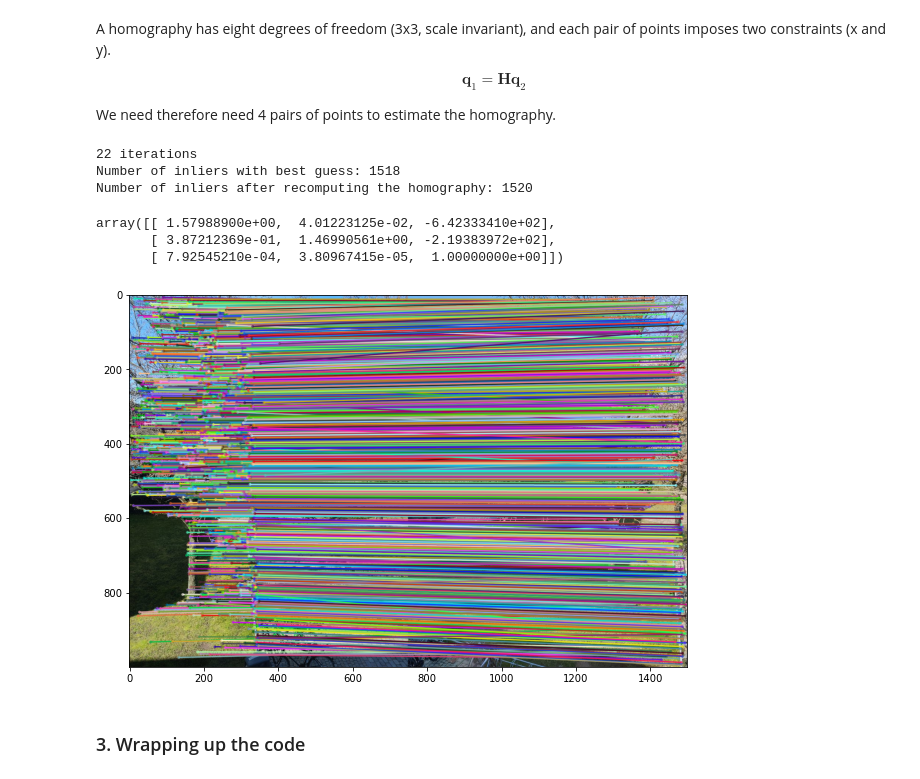
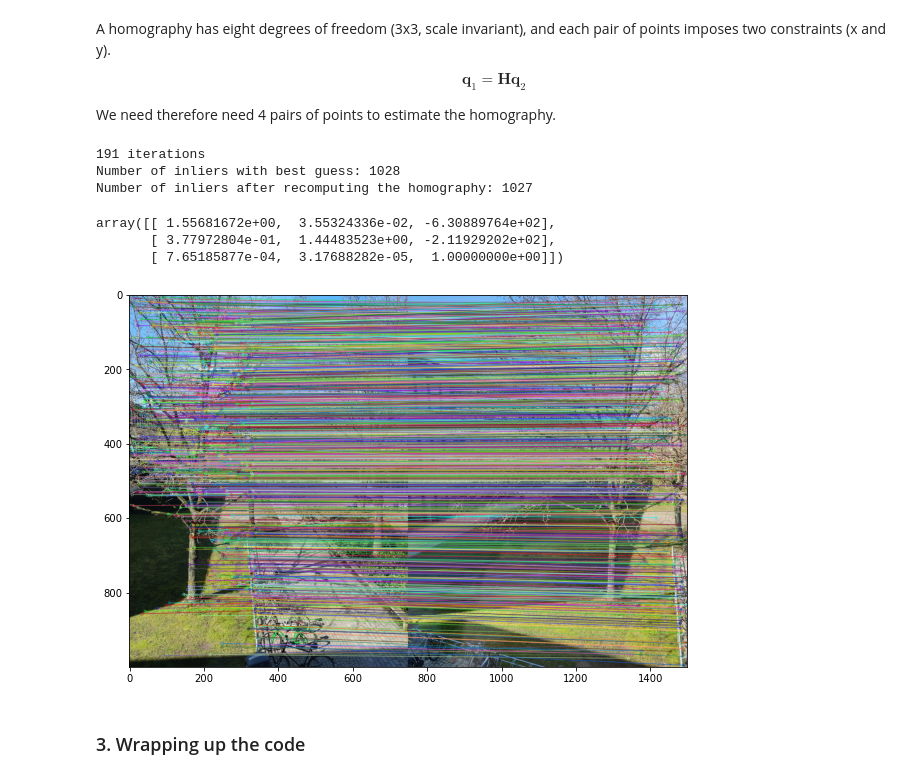
Before and after one commit to JulietteVl/ComputerVision, a Jupyter notebook: week10.ipynb, the cells around one changed output. Drawn from its saved outputs; the diff is of its cells as text; code cells hidden in the pictures.

```diff
--- a/week10.ipynb
+++ b/week10.ipynb
@@ -13,12 +14,7 @@ im1 = cv2.imread("data/week10/im1.jpg")[:, :, ::-1]
 im2 = cv2.imread("data/week10/im2.jpg")[:, :, ::-1]
 # %%
 def SIFT_features(im1, im2):
-    sift = cv2.SIFT_create(
-        nOctaveLayers = 5,
-        contrastThreshold = 0.04, #Filter out weak features in semi-uniform regions. The larger the threshold, the less features are produced by the detector.
-        edgeThreshold = 10000, # Filter out edge-like features. The larger this Threshold, the less features are filtered out.
-        sigma = 1.6
-    )
+    sift = cv2.SIFT_create()
     kp1, des1 = sift.detectAndCompute(im1, None)
     kp2, des2 = sift.detectAndCompute(im2, None)
     bf = cv2.BFMatcher(crossCheck=True)
@@ -39,7 +35,7 @@ im3 = cv2.drawMatches(
     im2, kp2,
     matches,
     None, flags=cv2.DrawMatchesFlags_NOT_DRAW_SINGLE_POINTS,
-    matchesThickness=2
+    matchesThickness=1
 )
 plt.figure(figsize = (10, 10))
 plt.imshow(im3);
@@ -77,7 +73,7 @@ A homography has eight degrees of freedom (3x3, scale invariant), and each pair
 \end{align*}
 We need therefore need 4 pairs of points to estimate the homography.
 # %%
-def RANSAC_H(set1, set2, threshold, p=0.99, recompute_H=True, max_iter=1000):
+def RANSAC_H(set1, set2, threshold, p=1-1e-16, recompute_H=True, max_iter=1000):
     M = set1.shape[1]
     m = 0
     s = 0
@@ -129,24 +125,24 @@ threshold = 2e4
 H = RANSAC_H(qm1, qm2, threshold)
 H
 # %% [output]
-22 iterations
-Number of inliers with best guess: 1518
-Number of inliers after recomputing the homography: 1520
+191 iterations
+Number of inliers with best guess: 1028
+Number of inliers after recomputing the homography: 1027
-array([[ 1.57988900e+00,  4.01223125e-02, -6.42333410e+02],
-       [ 3.87212369e-01,  1.46990561e+00, -2.19383972e+02],
-       [ 7.92545210e-04,  3.80967415e-05,  1.00000000e+00]])
+array([[ 1.55681672e+00,  3.55324336e-02, -6.30889764e+02],
+       [ 3.77972804e-01,  1.44483523e+00, -2.11929202e+02],
+       [ 7.65185877e-04,  3.17688282e-05,  1.00000000e+00]])
 # %%
 mask = is_H_inlier(H, qm1, qm2, threshold)
 im3 = cv2.drawMatches(
     im1, kp1,
     im2, kp2,
     np.array(matches)[mask],
     None,flags=cv2.DrawMatchesFlags_NOT_DRAW_SINGLE_POINTS,
-    matchesThickness=2)
+    matchesThickness=1)
 fig, ax = plt.subplots(1, figsize=(10, 10))
 ax.imshow(im3);
 # %% [output]
-[figure, old version]
+[figure, new version]
 # %% [markdown]
 ### 3. Wrapping up the code
 # %%
```
Also changed, not shown: parts of 6 cells of this notebook, 2 other files.
